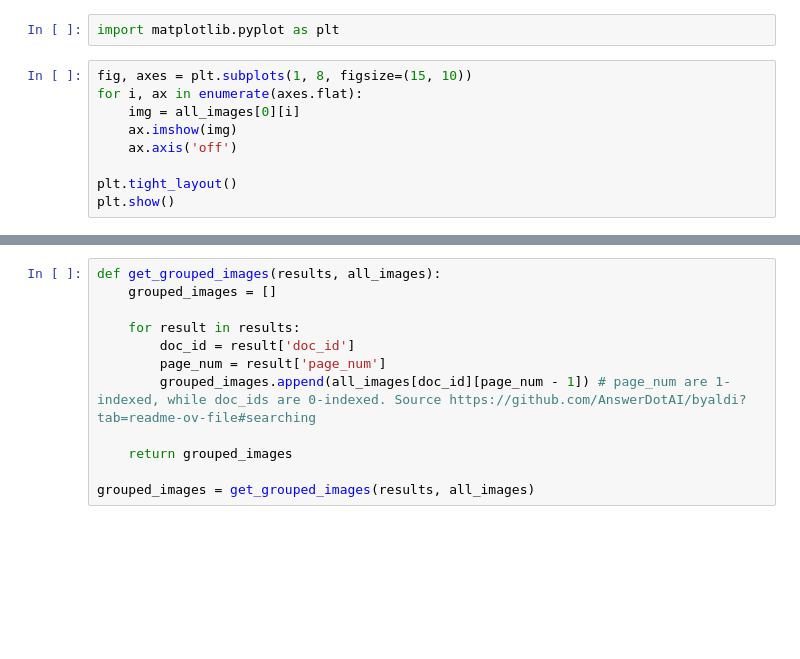
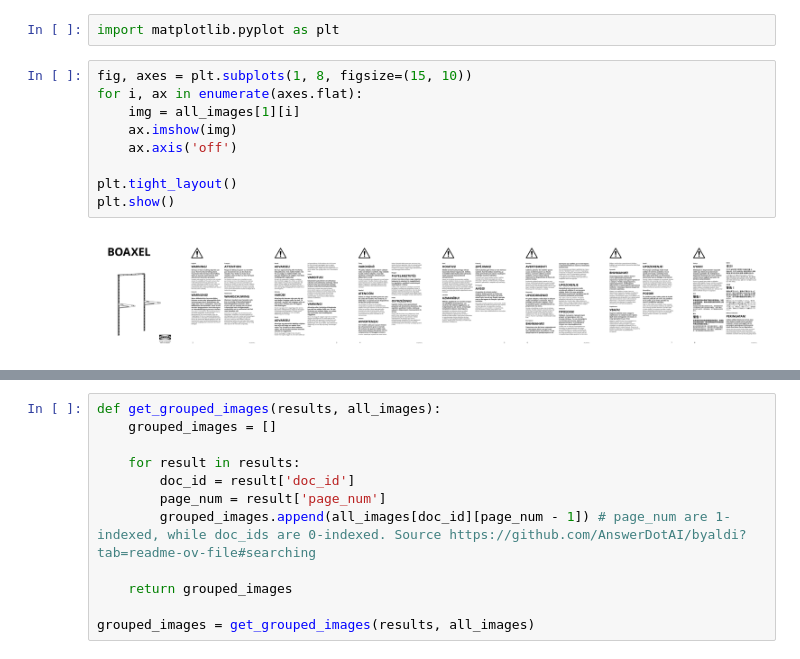
Before and after one commit to emanhassan2020/HandsOn, a Jupyter notebook: MultiModal/MRAG_intro.ipynb, the cells around one changed output, grey strips where cells are left out. Drawn from its saved outputs; the diff is of its cells as text; blank space fills up the shorter version.

```diff
--- a/MultiModal/MRAG_intro.ipynb
+++ b/MultiModal/MRAG_intro.ipynb
@@ -51,9 +76,11 @@ import matplotlib.pyplot as plt
 # %%
 fig, axes = plt.subplots(1, 8, figsize=(15, 10))
 for i, ax in enumerate(axes.flat):
-    img = all_images[0][i]
+    img = all_images[1][i]
     ax.imshow(img)
     ax.axis('off')
 
 plt.tight_layout()
 plt.show()
+# %% [output]
+[figure, added]
```
Also changed, not shown: parts of 7 cells of this notebook.
